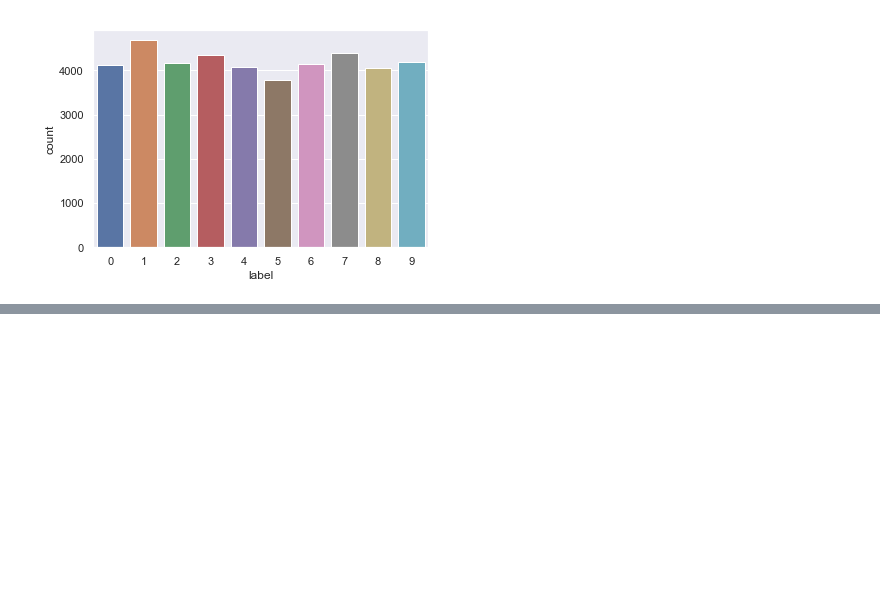
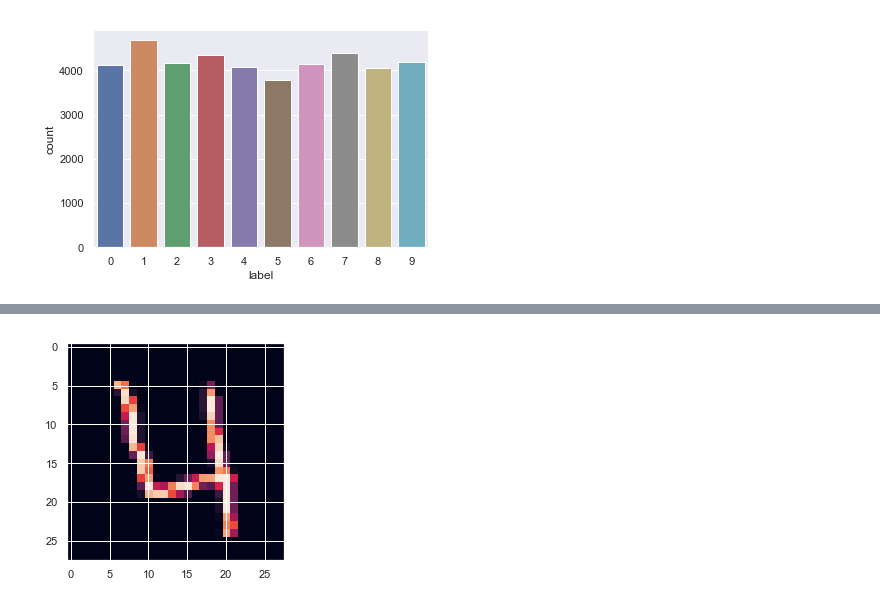
Before and after one commit to malikendsley/MOSTECMLProject-, a Jupyter notebook: MNIST Digit Recognition with Deep Learning - Malik Endsley and Daniel Park.ipynb, the cells around one changed output, grey strips where cells are left out. Drawn from its saved outputs; the diff is of its cells as text; code cells hidden in the pictures; blank space fills up the shorter version.

```diff
--- a/MNIST Digit Recognition with Deep Learning - Malik Endsley and Daniel Park.ipynb
+++ b/MNIST Digit Recognition with Deep Learning - Malik Endsley and Daniel Park.ipynb
@@ -38,0 +50,3 @@ Looks like all the numbers are represented pretty equally. There are a lot of 1s
+# %%
+X_train = trainingDigits.drop(labels = ["label"], axis=1)
+X_train.head()
@@ -38,0 +80,3 @@ Looks like all the numbers are represented pretty equally. There are a lot of 1s
+# %%
+import numpy as np
+X_train = X_train.values.reshape(-1,28,28,1)
@@ -38,0 +98,4 @@ Looks like all the numbers are represented pretty equally. There are a lot of 1s
+# %%
+g = plt.imshow(X_train[3][:,:,0])
+# %% [output]
+[figure, added]
```
Also changed, not shown: parts of 12 cells of this notebook.
